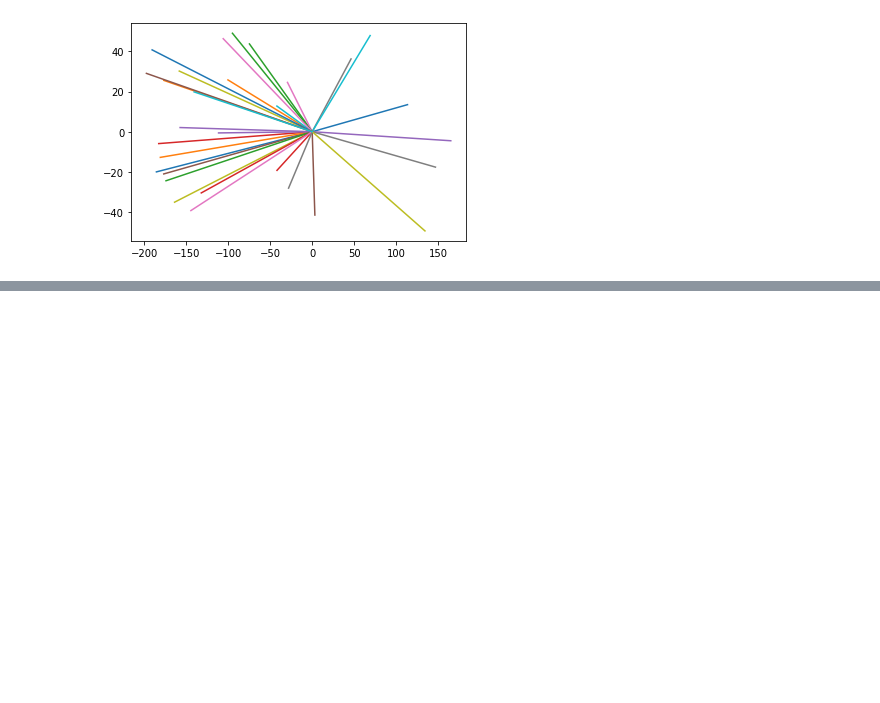
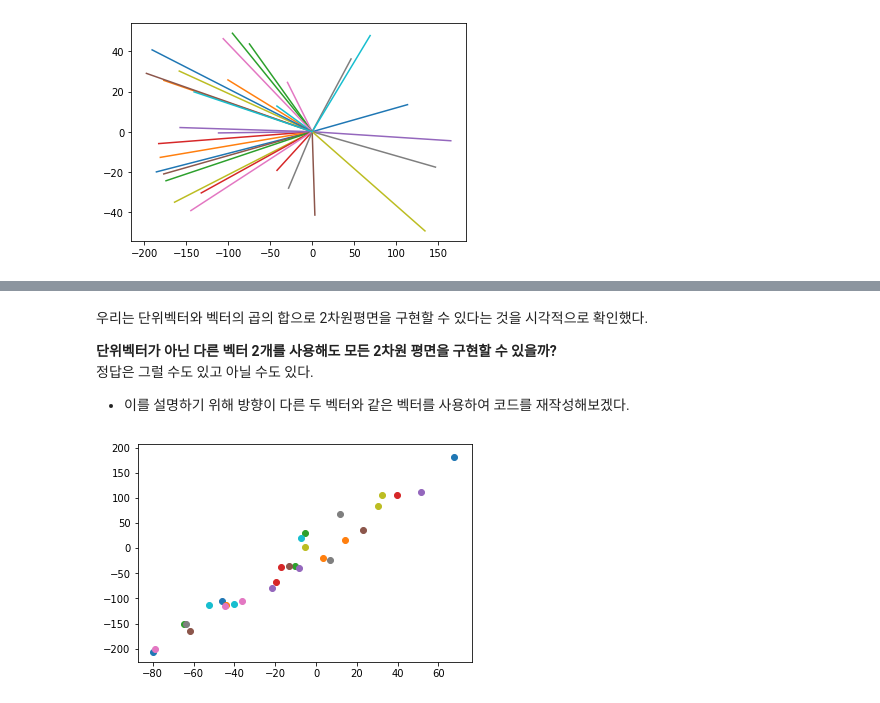
Before and after one commit to platypus46/LinearAlgebra, a Jupyter notebook: Span_BasisVectors.ipynb, the cells around one changed output, grey strips where cells are left out. Cells and saved outputs as stored; diff of their text form; code cells hidden in the pictures; blank space fills up the shorter version.

```diff
--- a/Span_BasisVectors.ipynb
+++ b/Span_BasisVectors.ipynb
@@ -48,0 +68,22 @@ plt.show()
+# %% [markdown]
+우리는 단위벡터와 벡터의 곱의 합으로 2차원평면을 구현할 수 있다는 것을 시각적으로 확인했다.
+
+**단위벡터가 아닌 다른 벡터 2개를 사용해도 모든 2차원 평면을 구현할 수 있을까?**
+정답은 그럴 수도 있고 아닐 수도 있다.
+- 이를 설명하기 위해 방향이 다른 두 벡터와 같은 벡터를 사용하여 코드를 재작성해보겠다.
+# %%
+v=np.array([1,2])
+w=np.array([1,3])
+
+#scale도 조정해가면서 확인해보자
+for i in range(30):
+    scale1=np.random.uniform(-50,50)
+    scale2=np.random.uniform(-50,50)
+
+    new_vector=scale1*v+scale2*w
+
+    plt.scatter(new_vector[0],new_vector[1])
+
+plt.show()
+# %% [output]
+[figure, added]
```
Also changed, not shown: parts of 10 cells of this notebook.
